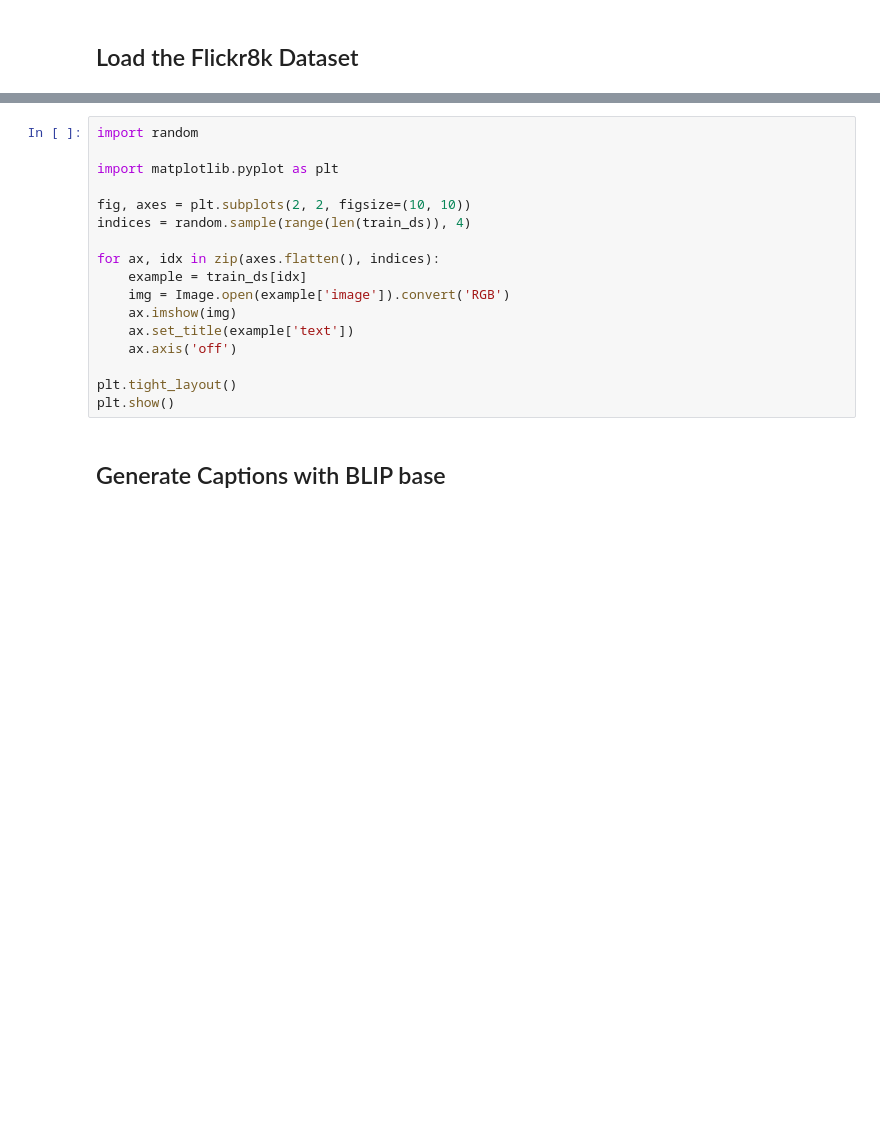
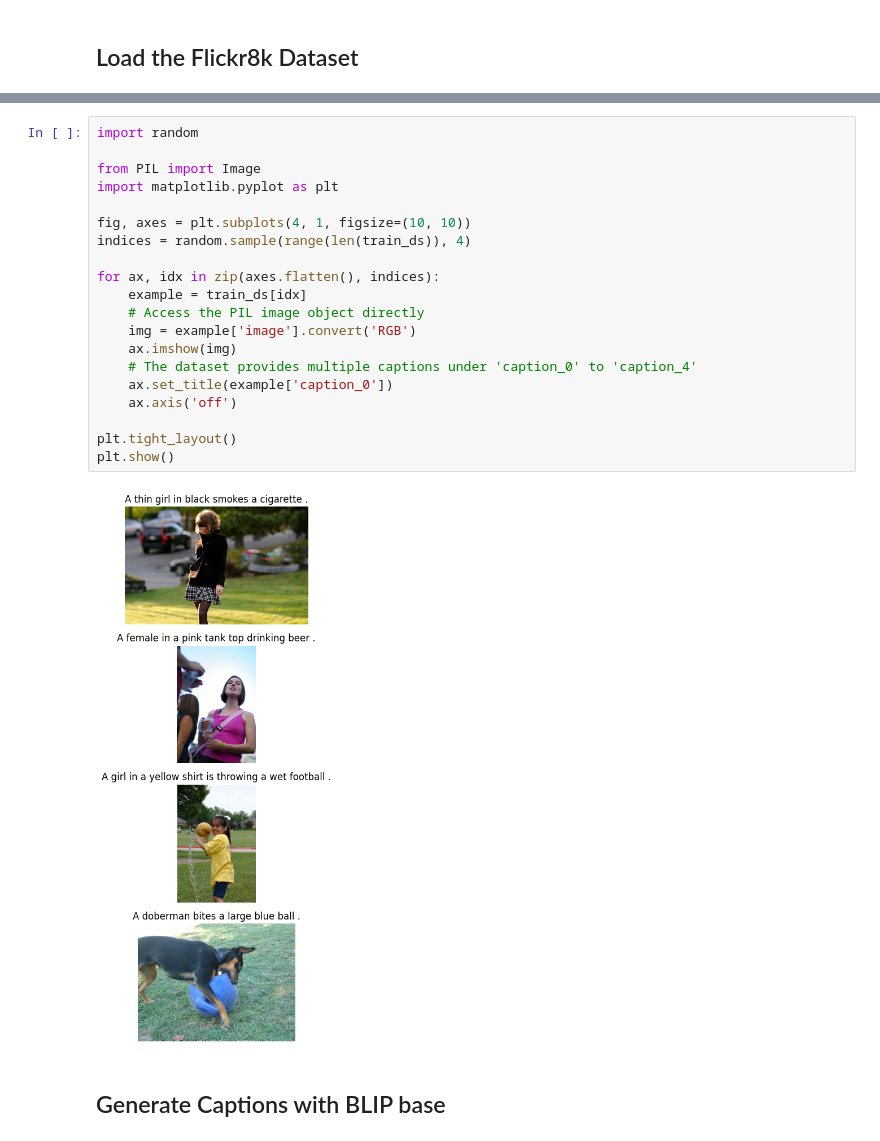
Before and after one commit to MeAmarP/cv-nlp-recipes, a Jupyter notebook: vision/image_captioning.ipynb, the cells around one changed output, grey strips where cells are left out. Cells and saved outputs as stored; diff of their text form; blank space fills up the shorter version.

Commit message:
refactor to visualize the image-caption samples from dataset

```diff
--- a/vision/image_captioning.ipynb
+++ b/vision/image_captioning.ipynb
@@ -24,20 +28,25 @@ print(f"Test split: {len(test_ds)} instances")
 # %%
 import random
 
+from PIL import Image
 import matplotlib.pyplot as plt
 
-fig, axes = plt.subplots(2, 2, figsize=(10, 10))
+fig, axes = plt.subplots(4, 1, figsize=(10, 10))
 indices = random.sample(range(len(train_ds)), 4)
 
 for ax, idx in zip(axes.flatten(), indices):
     example = train_ds[idx]
-    img = Image.open(example['image']).convert('RGB')
+    # Access the PIL image object directly
+    img = example['image'].convert('RGB')
     ax.imshow(img)
-    ax.set_title(example['text'])
+    # The dataset provides multiple captions under 'caption_0' to 'caption_4'
+    ax.set_title(example['caption_0'])
     ax.axis('off')
 
 plt.tight_layout()
 plt.show()
+# %% [output]
+[figure, added]
 # %% [markdown]
 ## Generate Captions with BLIP base
 # %%
```
Also changed, not shown: parts of 6 cells of this notebook.
